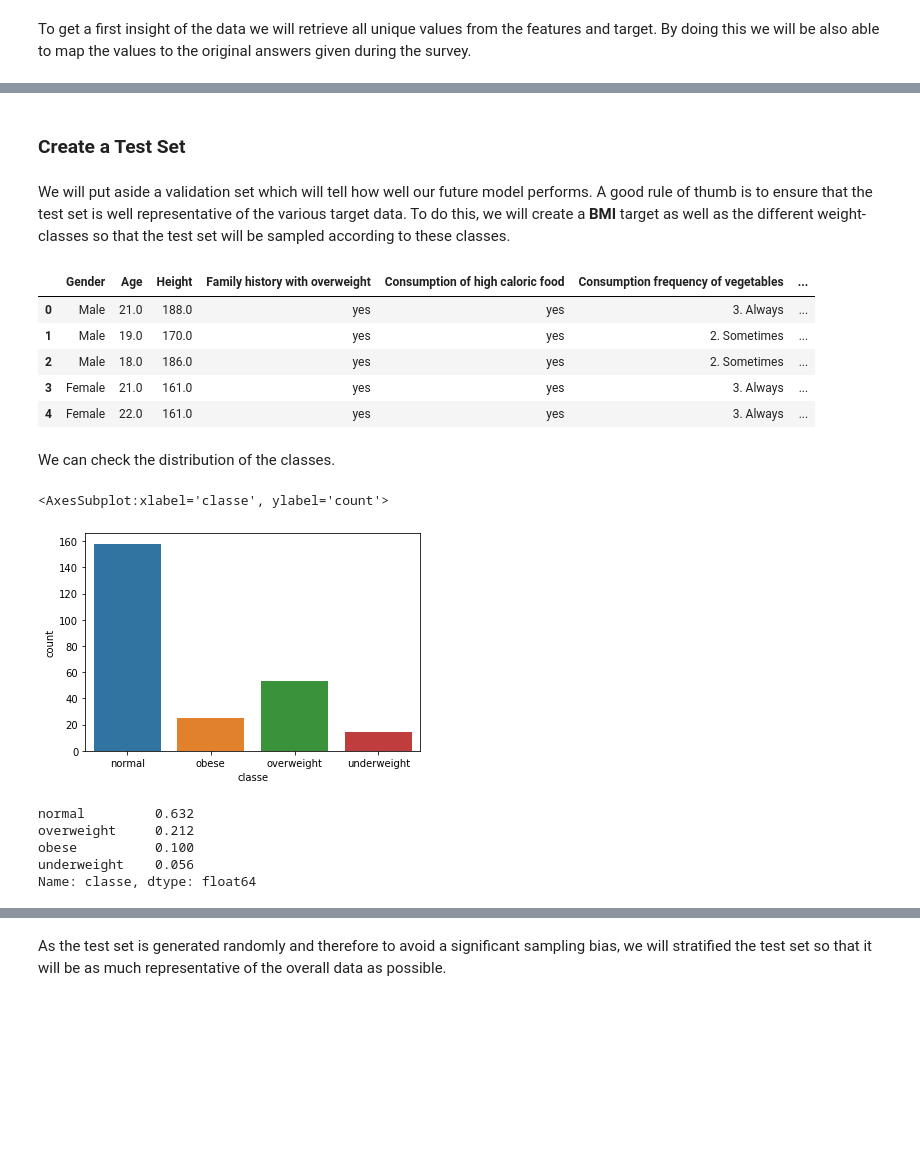
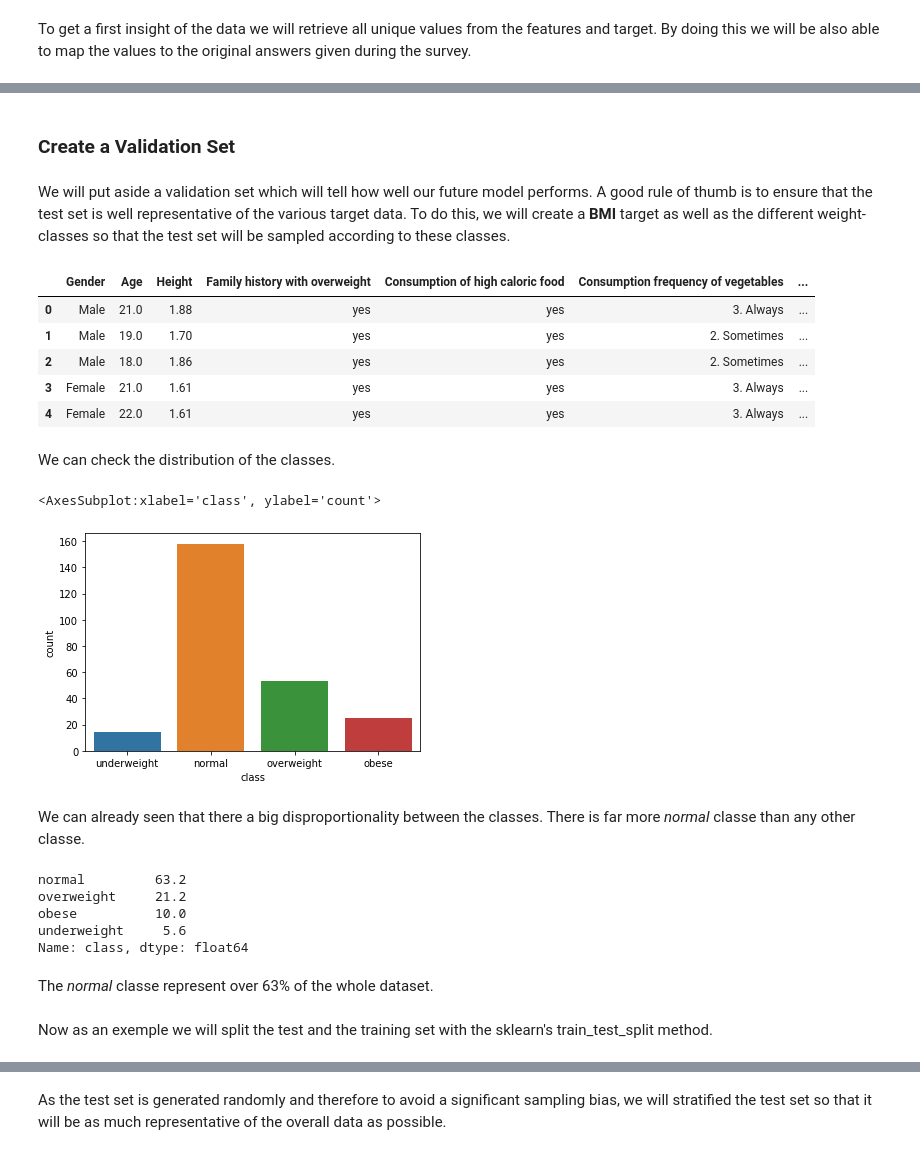
Before and after one commit to mwilk1904/Machine-Learning-Obesity-Prediction, a Jupyter notebook: Project's notebook.ipynb, the cells around one changed output, grey strips where cells are left out. Cells and saved outputs as stored; diff of their text form; code cells hidden in the pictures; blank space fills up the shorter version.

```diff
--- a/Project's notebook.ipynb
+++ b/Project's notebook.ipynb
@@ -180,7 +180,7 @@ Alcohol consumption : ['1. No', '2. Sometimes', '3. Frequently']
 Usual transportation used : ['Automobile', 'Bike', 'Motorbike', 'Public_Transportation', 'Walking']
 Weight : [42.0, 42.3, 45.0, 48.0, 49.0, 50.0, 51.0, 51.5, 52.0, 53.0, 53.5, 53.8, 54.5, 55.0, 55.3, 56.0, 57.0, 58.0, 58.5, 59.0, 59.8, 60.0, 61.0, 62.0, 63.0, 64.0, 64.4, 65.0, 66.0, 66.5, 67.0, 68.0 ...
 # %% [markdown]
-### Create a Test Set
+### Create a Validation Set
 # %% [markdown]
 We will put aside a validation set which will tell how well our future model performs. A good rule of thumb is to ensure that the test set is well representative of the various target data. To do this, we will create a **BMI** target as well as the different weight-classes so that the test set will be sampled according to these classes.
 # %%
@@ -196,32 +196,38 @@ def get_classe(bmi):
     if bmi >=30.0:
         return 'obese'
 # %%
-df_split['bmi'] = df_split.apply(lambda x : x['Weight']/(x['Height']/100)**2, axis=1)
-df_split['classe'] = df_split['bmi'].apply(lambda x : get_classe(x))
+df_split['bmi'] = df_split.apply(lambda x : x['Weight']/x['Height']**2, axis=1)
+df_split['class'] = df_split['bmi'].apply(lambda x : get_classe(x))
 # %%
 df_split.head()
 # %% [output]
 |  | Gender | Age | Height | Family history with overweight | Consumption of high caloric food | Consumption frequency of vegetables | ... |
-| 0 | Male | 21.0 | 188.0 | yes | yes | 3. Always | ... |
-| 1 | Male | 19.0 | 170.0 | yes | yes | 2. Sometimes | ... |
-| 2 | Male | 18.0 | 186.0 | yes | yes | 2. Sometimes | ... |
-| 3 | Female | 21.0 | 161.0 | yes | yes | 3. Always | ... |
-| 4 | Female | 22.0 | 161.0 | yes | yes | 3. Always | ... |
+| 0 | Male | 21.0 | 1.88 | yes | yes | 3. Always | ... |
+| 1 | Male | 19.0 | 1.70 | yes | yes | 2. Sometimes | ... |
+| 2 | Male | 18.0 | 1.86 | yes | yes | 2. Sometimes | ... |
+| 3 | Female | 21.0 | 1.61 | yes | yes | 3. Always | ... |
+| 4 | Female | 22.0 | 1.61 | yes | yes | 3. Always | ... |
 # %% [markdown]
 We can check the distribution of the classes.
 # %%
-sns.countplot(df_split['classe'])
+sns.countplot(df_split['class'], order=['underweight','normal','overweight','obese'])
 # %% [output]
-<AxesSubplot:xlabel='classe', ylabel='count'>
+<AxesSubplot:xlabel='class', ylabel='count'>
-[figure, old version]
+[figure, new version]
+# %% [markdown]
+We can already seen that there a big disproportionality between the classes. There is far more _normal_ classe than any other classe.
 # %%
-df_split['classe'].value_counts()/len(df_split)
+df_split['class'].value_counts()/len(df_split)*100
 # %% [output]
-normal         0.632
-overweight     0.212
-obese          0.100
-underweight    0.056
-Name: classe, dtype: float64
+normal         63.2
+overweight     21.2
+obese          10.0
+underweight     5.6
+Name: class, dtype: float64
+# %% [markdown]
+The _normal_ classe represent over 63% of the whole dataset.
+# %% [markdown]
+Now as an exemple we will split the test and the training set with the sklearn's train_test_split method.
 # %%
 from sklearn.model_selection import train_test_split
 train_set, test_set = train_test_split(df_split, test_size=0.2, random_state=42)
```
Also changed, not shown: parts of 87 cells of this notebook, 1 other file.
